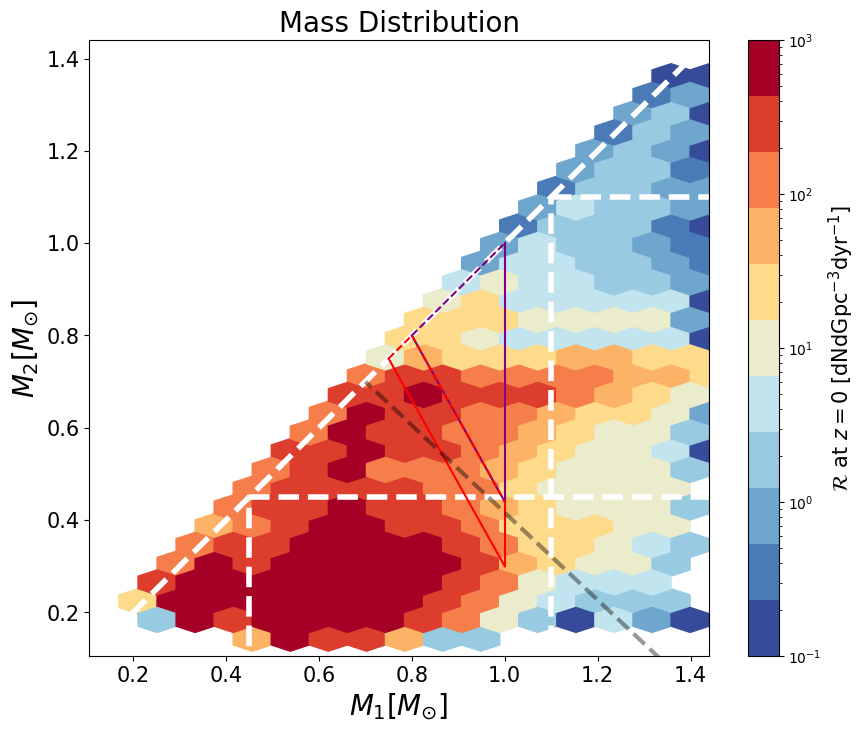
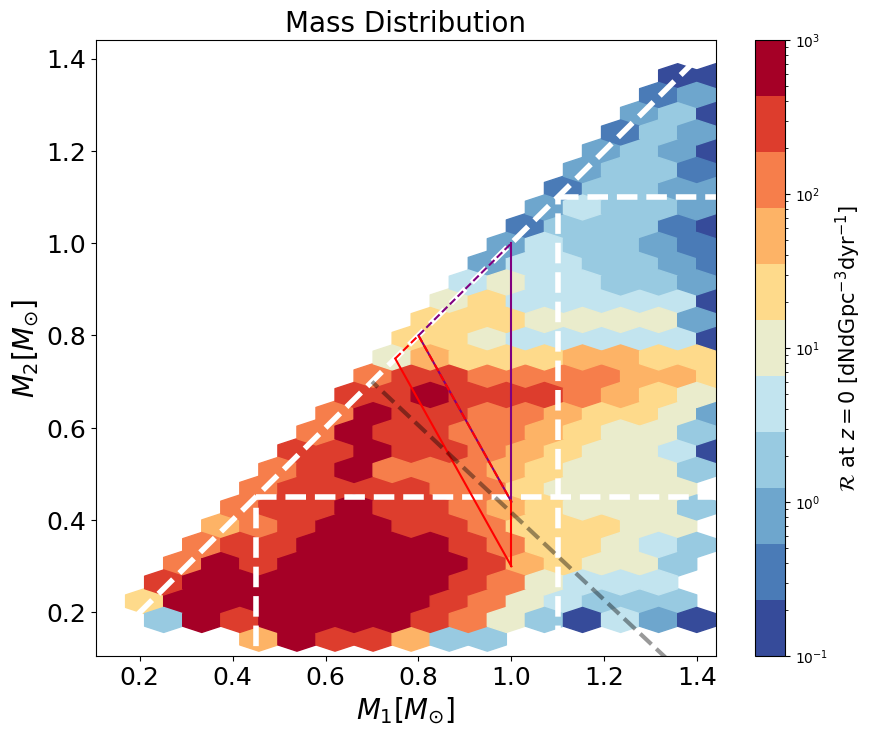
Unified diff of the notebook cell whose output changed from the first chart to the second:
--- before
+++ after
@@ -49,5 +49,5 @@
 ax.set_xlabel("$M_{1}$[$M_{\odot}$]",fontsize=20)
 ax.set_ylabel("$M_{2}$[$M_{\odot}$]",fontsize=20)
-ax.tick_params(axis='both', labelsize=15)
+ax.tick_params(axis='both', labelsize=18)
 
 ax.set_title("Mass Distribution", fontsize=20)

Commit: poster figures fontsize